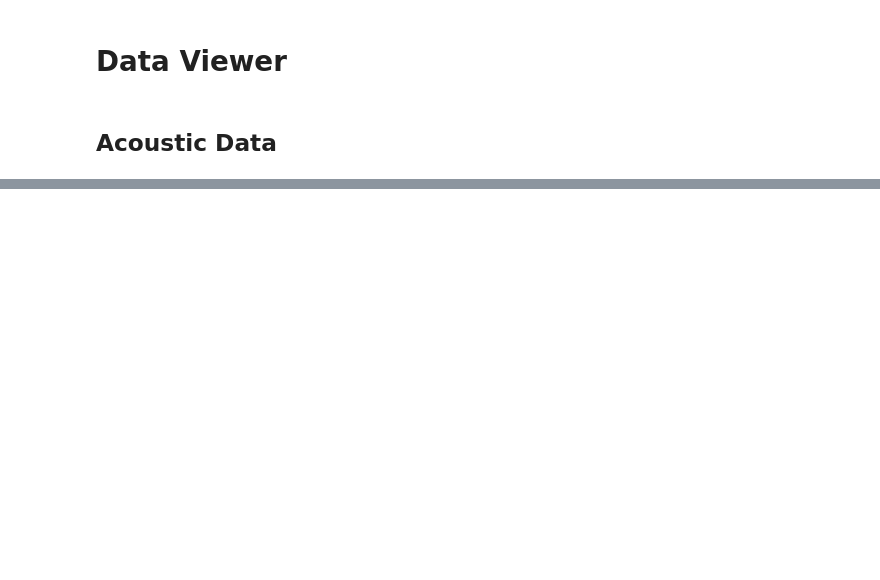
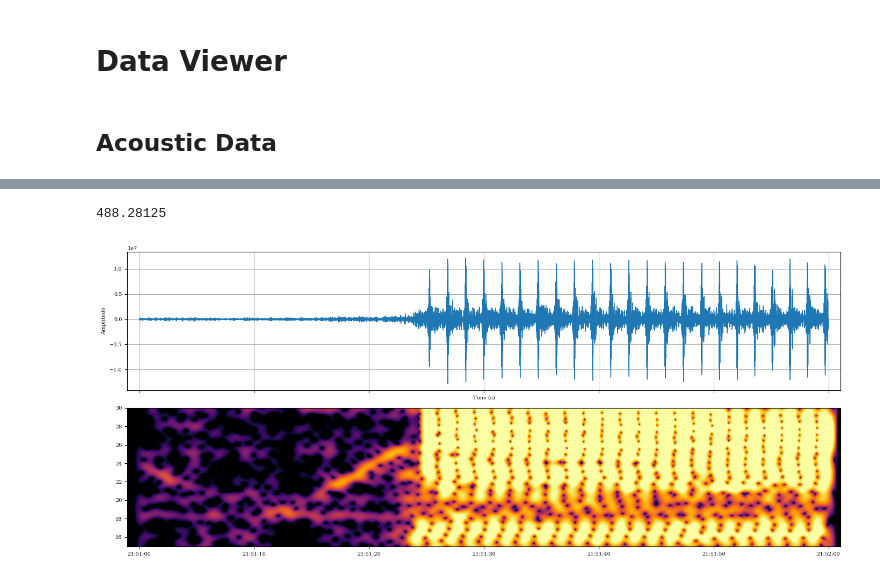
Before and after one commit to NeptuneProjects/RODEO-II_VineyardWind, a Jupyter notebook: scripts/plot/viewer.ipynb, the cells around one changed output, grey strips where cells are left out. Drawn from its saved outputs; the diff is of its cells as text; code cells hidden in the pictures; blank space fills up the shorter version.

```diff
--- a/scripts/plot/viewer.ipynb
+++ b/scripts/plot/viewer.ipynb
@@ -21,15 +25,15 @@ from vineyard.config import get_path
 # # time_end = np.datetime64("2023-12-01T22:26:00.00", TIME_PRECISION)
 # channels = 7
 
-# sensor = "vla1"
+sensor = "vla1"
+time_start = np.datetime64("2023-12-01T21:51:00.00", TIME_PRECISION)
+time_end = np.datetime64("2023-12-01T21:52:00.00", TIME_PRECISION)
+channels = 3
+
+# sensor = "vla2"
 # time_start = np.datetime64("2023-12-01T22:25:00.00", TIME_PRECISION)
 # time_end = np.datetime64("2023-12-01T22:28:00.00", TIME_PRECISION)
-# channels = 3
-
-sensor = "vla2"
-time_start = np.datetime64("2023-12-01T22:25:00.00", TIME_PRECISION)
-time_end = np.datetime64("2023-12-01T22:28:00.00", TIME_PRECISION)
-channels = 0
+# channels = 0
 
 inventory = get_path(f"{sensor}_inventory")
 
@@ -38,13 +42,36 @@ ds = read_inventory(
     time_start=time_start,
     time_end=time_end,
     channels=channels,
-).decimate(20).filter("bandpass", [15.0, 35.0])
+).decimate(40).filter("bandpass", [15.0, 30.0])
 print(ds.stats.sampling_rate)
+
+
+
+nperseg = 1024
+hop = 4
+nfft = 2 ** 14
+fs = ds.stats.sampling_rate
+channels = np.arange(ds.num_channels)
+window = signal.windows.hann(nperseg)
+STFT = signal.ShortTimeFFT(window, hop, fs, mfft=nfft, scale_to="psd")
+Sxx = STFT.spectrogram(ds.data[0])
+f = STFT.f
+t = STFT.t(ds.num_samples)
+tvec = time_start + np.array([np.timedelta64(int(time * 1e6), TIME_PRECISION) for time in t])
+# %% [output]
+488.28125
 # %%
-plt.figure(figsize=(14, 3))
-plt.plot(ds.time_vector, ds.data[0], label="Original Signal")
-plt.grid()
-plt.xlabel("Time (s)")
-plt.ylabel("Amplitude")
+fig, axes = plt.subplots(nrows=2, figsize=(14, 6), sharex=True)
+ax = axes[0]
+ax.plot(ds.time_vector, ds.data[0], label="Original Signal")
+ax.grid()
+ax.set_xlabel("Time (s)")
+ax.set_ylabel("Amplitude")
+
+ax = axes[1]
+plot_spectrogram(f, tvec, Sxx, ax=ax, vmin=80, vmax=110)
+ax.set_ylim(15, 30)
 plt.tight_layout()
 plt.show()
+# %% [output]
+[figure, added]
```
Also changed, not shown: parts of 5 cells of this notebook, 2 other files.
